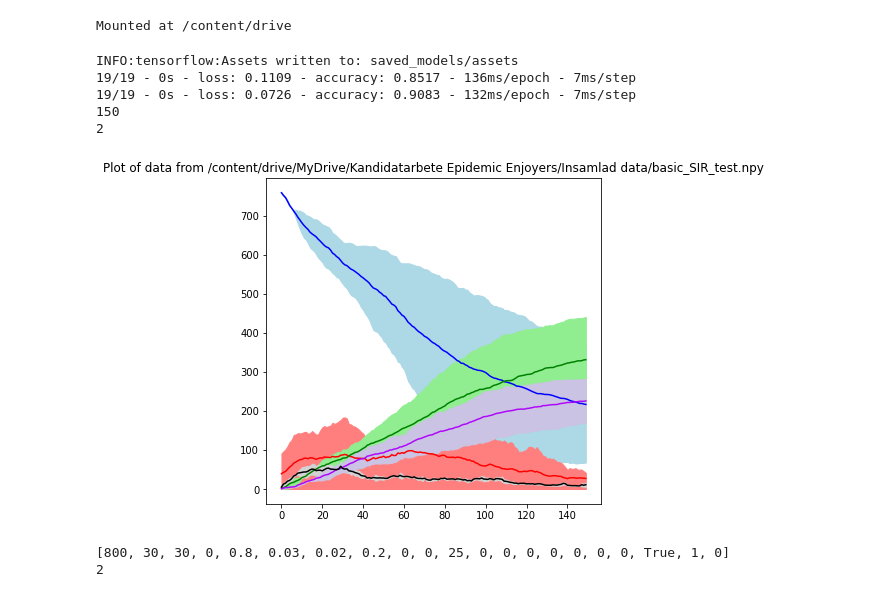
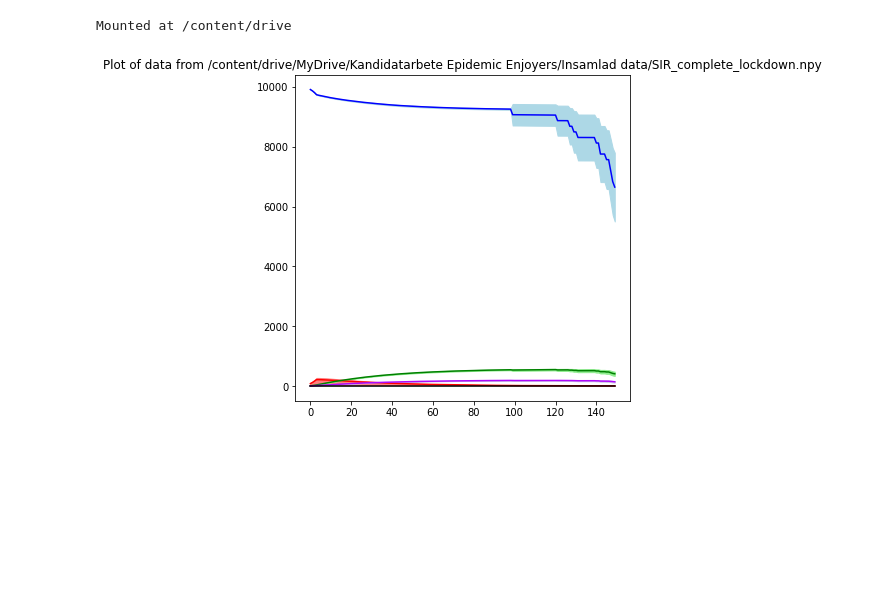
Before and after one commit to BQ-QB/Epidemic-Containment-Strategy-Modell, a Jupyter notebook: SIR_resultgather.ipynb, the cells around one changed output. Saved outputs shown, nothing was run; the diff lists cells and outputs as text; code cells hidden in the pictures; blank space fills up the shorter version.

```diff
--- a/SIR_resultgather.ipynb
+++ b/SIR_resultgather.ipynb
@@ -917,7 +916,7 @@ folder_path = "/content/drive/MyDrive/Kandidatarbete Epidemic Enjoyers/Insamlad
 #@markdown Vad ska filernas namn vara (ex SIR_with_peter)
 simulation_name = "basic_SIR_test" #@param {type:"string"}
 #@markdown Hur många körningar vill du medelvärdesbilda över?
-sample_size = 2 #@param {type:"slider", min:2, max:50, step:1}
+sample_size = 50 #@param {type:"slider", min:2, max:50, step:1}
 
 
 if standard_simulation:
@@ -930,12 +929,18 @@ else:
     new_loss_of_immunity_prob, neural_network_activated, number_of_societies, travelrate]
 
 create_averages(running_values, folder_path, simulation_name, sample_size)
-# %% [output]
-INFO:tensorflow:Assets written to: saved_models/assets
-19/19 - 0s - loss: 0.1109 - accuracy: 0.8517 - 136ms/epoch - 7ms/step
-19/19 - 0s - loss: 0.0726 - accuracy: 0.9083 - 132ms/epoch - 7ms/step
-150
-2
-[figure, removed]
-[800, 30, 30, 0, 0.8, 0.03, 0.02, 0.2, 0, 0, 25, 0, 0, 0, 0, 0, 0, 0, True, 1, 0]
-2
+# %%
+#@title Plotta en hämtad körning
+
+
+folder_path = "/content/drive/MyDrive/Kandidatarbete Epidemic Enjoyers/Insamlad data/" #@param {type:"string"}
+simulation_name = "SIR_complete_lockdown" #@param {type:"string"}
+
+fig_from_load(folder_path + simulation_name + '.npy', False)
+#extra_data = np.load(folder_path + simulation_name + '_extra.npy', allow_pickle = True)
+#print(extra_data)
+#original_data = np.load(folder_path + simulation_name + '.npy')
+#for i in range(50):
+#    print(original_data[i][0][70])
+# %% [output]
+[figure, added]
```
Also changed, not shown: parts of 1 cell of this notebook.
